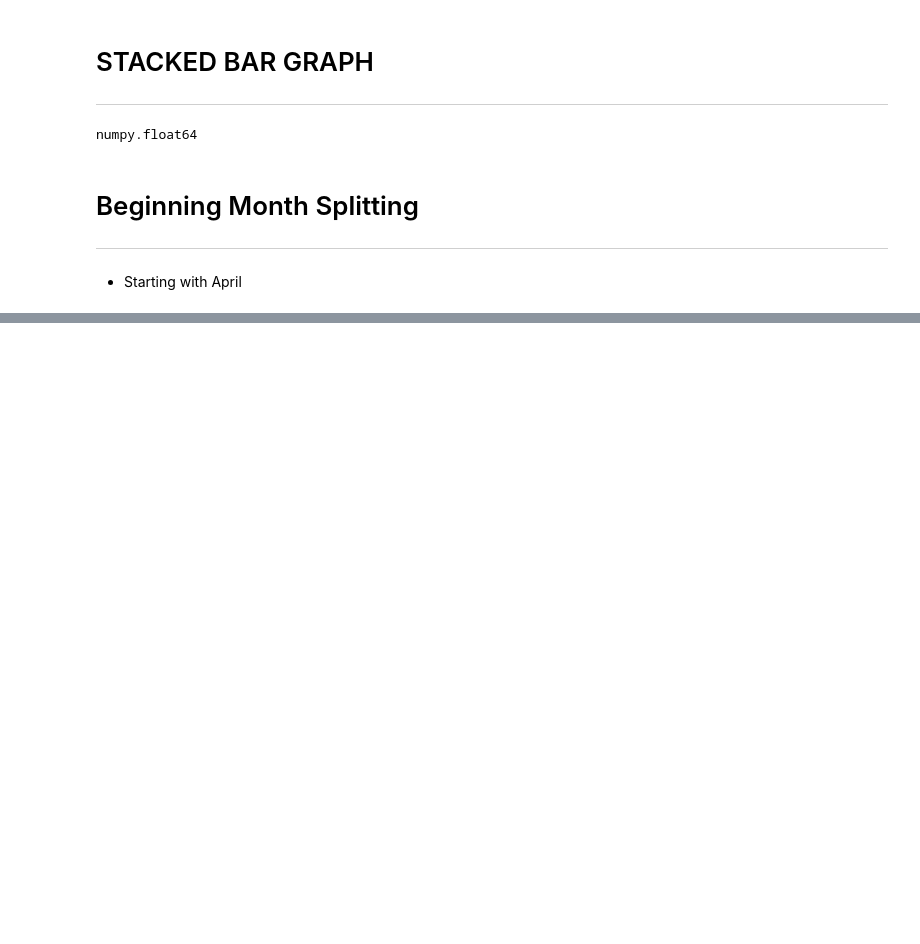
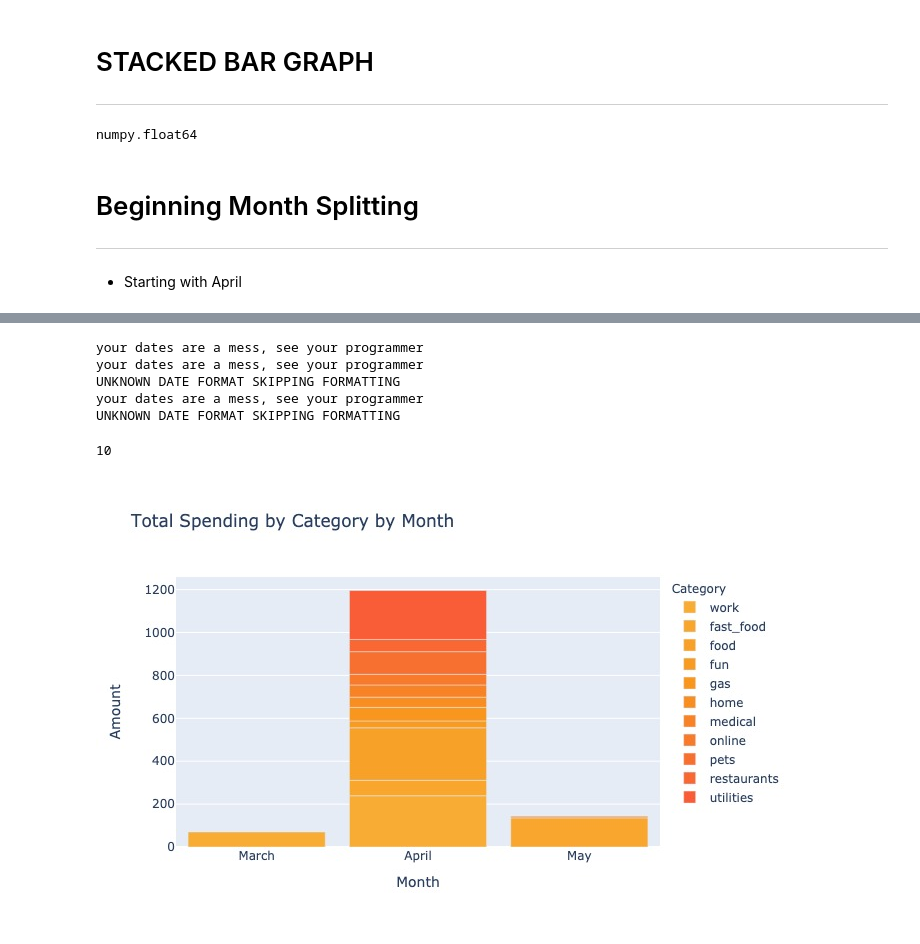
Before and after one commit to ph1-618O/clover, a Jupyter notebook: notebooks/bar_graphs.ipynb, the cells around one changed output, grey strips where cells are left out. Cells and saved outputs as stored; diff of their text form; code cells hidden in the pictures; blank space fills up the shorter version.

Commit message:
putting graphs into py file, graphs formatting into py

```diff
--- a/notebooks/bar_graphs.ipynb
+++ b/notebooks/bar_graphs.ipynb
@@ -97,3 +93,6 @@ def convert_date(df):
 # DATA
 
 -------------------------------------------------------------------------------------------------------------------
+# %%
+# data_df = pd.read_csv('sample_data_month_categories.csv')
+df = pd.read_csv('../data/test/sample_data_month_categories.csv')
@@ -267 +318,18 @@ FileNotFoundError: [Errno 2] No such file or directory: 'bar.svg.svg'
+# %%
+import graphs_df_formatting as form
+df = form.graph_data_formatting(df)[0]
+cat_order = form.graph_data_formatting(df)[1]
+pos_amount = form.graph_data_formatting(df)[2]
+# %% [output]
+your dates are a mess, see your programmer
+your dates are a mess, see your programmer
+UNKNOWN DATE FORMAT SKIPPING FORMATTING
+your dates are a mess, see your programmer
+UNKNOWN DATE FORMAT SKIPPING FORMATTING
+# %%
+import clover_graphs as graphs
+graphs.make_stacked_bar_graph(df, cat_order, pos_amount)
+# %% [output]
+10
+[figure, added]
 # %%
```
Also changed, not shown: parts of 14 cells of this notebook, 6 other files.
